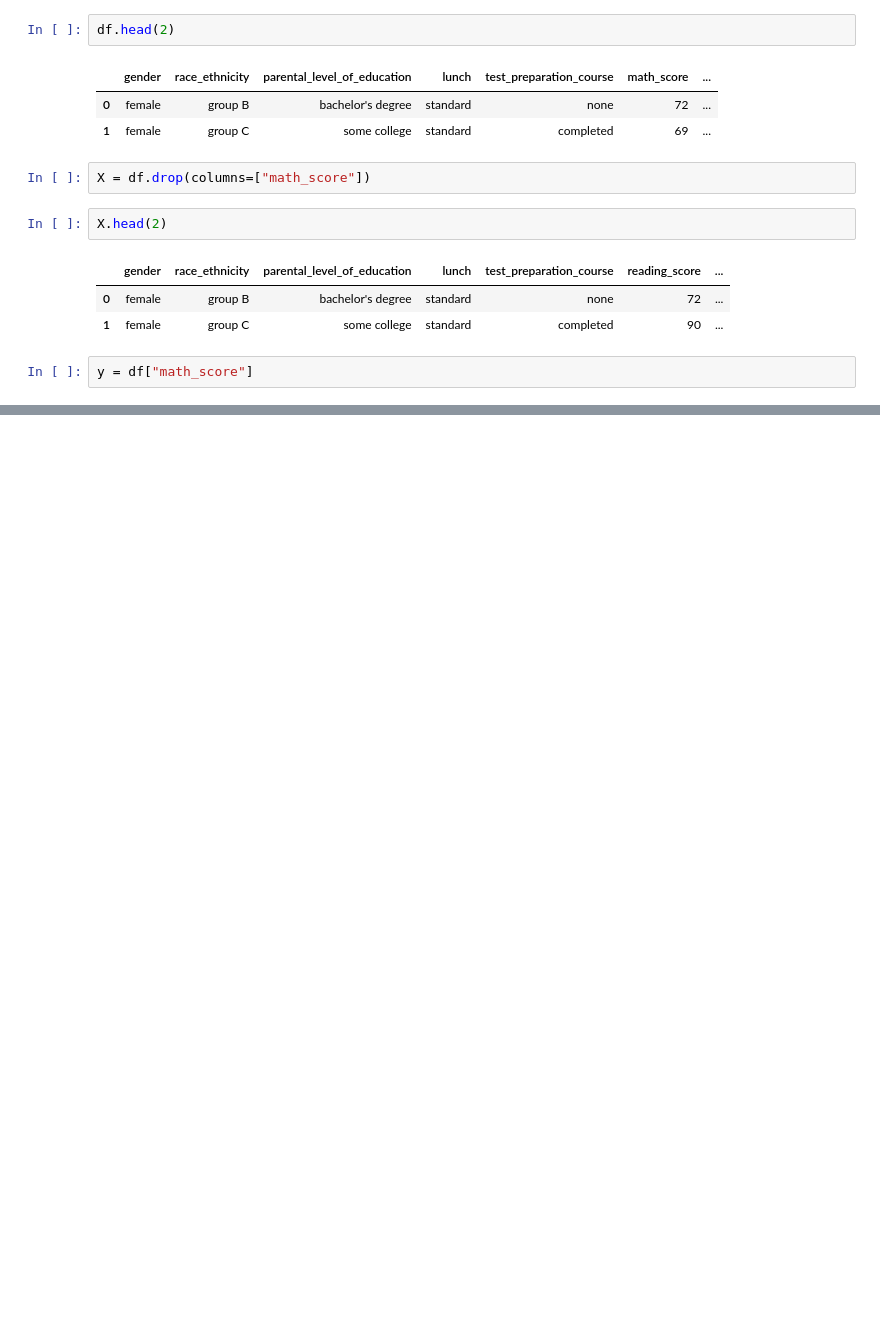
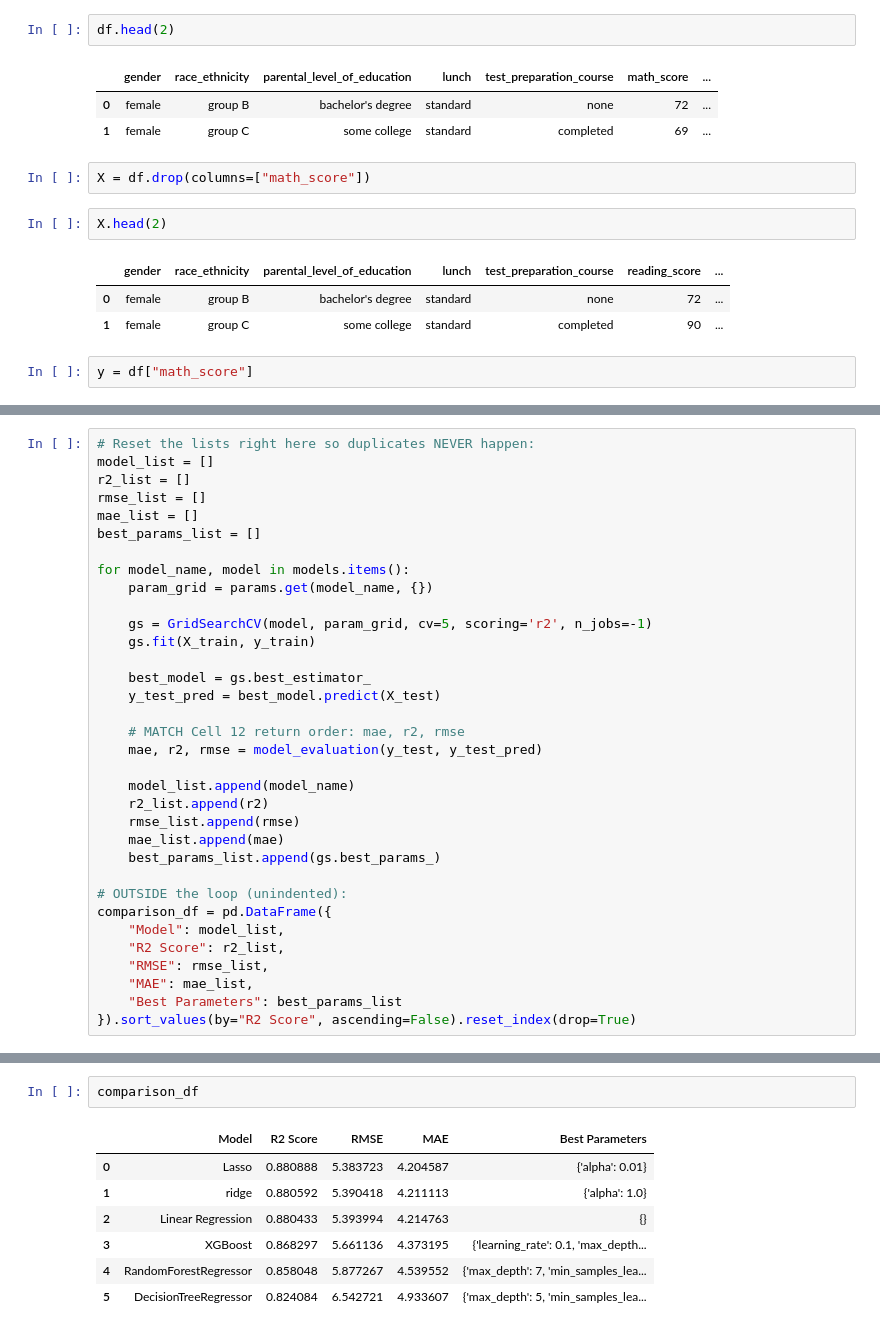
Before and after one commit to Arceaus/mlproject, a Jupyter notebook: notebooks/model_selection.ipynb, the cells around one changed output, grey strips where cells are left out. Saved outputs shown, nothing was run; the diff lists cells and outputs as text; blank space fills up the shorter version.

```diff
--- a/notebooks/model_selection.ipynb
+++ b/notebooks/model_selection.ipynb
@@ -40,0 +251,34 @@ preprocessor = ColumnTransformer(
+# %%
+# Reset the lists right here so duplicates NEVER happen:
+model_list = []
+r2_list = []
+rmse_list = []
+mae_list = []
+best_params_list = []
+
+for model_name, model in models.items():
+    param_grid = params.get(model_name, {})
+
+    gs = GridSearchCV(model, param_grid, cv=5, scoring='r2', n_jobs=-1)
+    gs.fit(X_train, y_train)
+
+    best_model = gs.best_estimator_
+    y_test_pred = best_model.predict(X_test)
+
+    # MATCH Cell 12 return order: mae, r2, rmse
+    mae, r2, rmse = model_evaluation(y_test, y_test_pred)
+
+    model_list.append(model_name)
+    r2_list.append(r2)
+    rmse_list.append(rmse)
+    mae_list.append(mae)
+    best_params_list.append(gs.best_params_)
+
+# OUTSIDE the loop (unindented):
+comparison_df = pd.DataFrame({
+    "Model": model_list,
+    "R2 Score": r2_list,
+    "RMSE": rmse_list,
+    "MAE": mae_list,
+    "Best Parameters": best_params_list
+}).sort_values(by="R2 Score", ascending=False).reset_index(drop=True)
@@ -40,0 +303,10 @@ preprocessor = ColumnTransformer(
+# %%
+comparison_df
+# %% [output]
+|  | Model | R2 Score | RMSE | MAE | Best Parameters |
+| 0 | Lasso | 0.880888 | 5.383723 | 4.204587 | {'alpha': 0.01} |
+| 1 | ridge | 0.880592 | 5.390418 | 4.211113 | {'alpha': 1.0} |
+| 2 | Linear Regression | 0.880433 | 5.393994 | 4.214763 | {} |
+| 3 | XGBoost | 0.868297 | 5.661136 | 4.373195 | {'learning_rate': 0.1, 'max_depth... |
+| 4 | RandomForestRegressor | 0.858048 | 5.877267 | 4.539552 | {'max_depth': 7, 'min_samples_lea... |
+| 5 | DecisionTreeRegressor | 0.824084 | 6.542721 | 4.933607 | {'max_depth': 5, 'min_samples_lea... |
```
Also changed, not shown: parts of 45 cells of this notebook.
